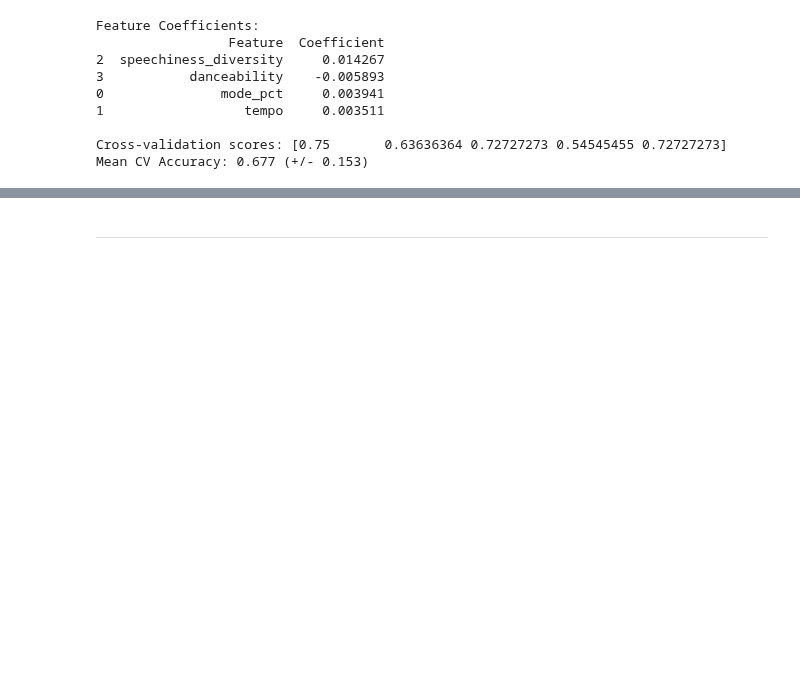
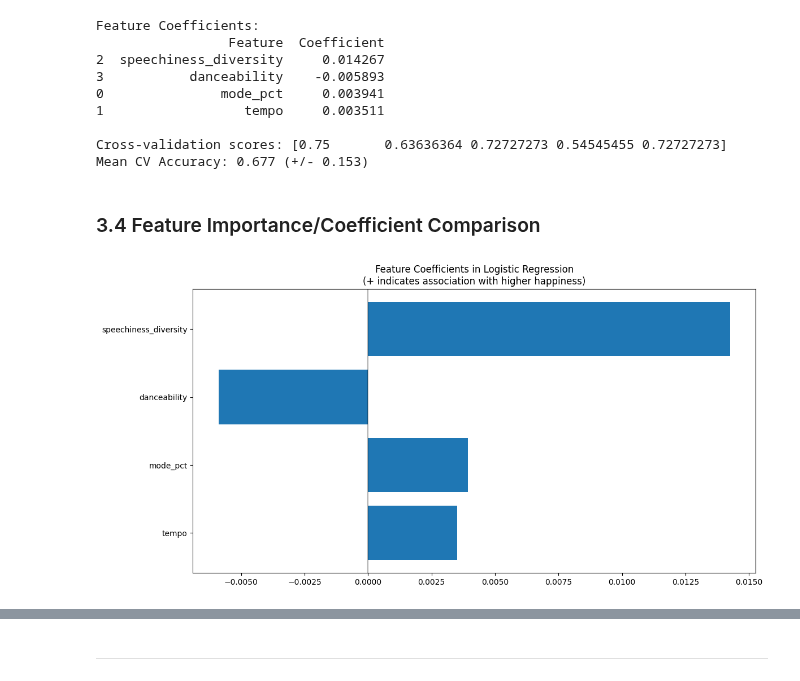
Before and after one commit to eraiken/Springboard, a Jupyter notebook: Capstone 2 - Music and Happiness/4 - Modeling.ipynb, the cells around one changed output, grey strips where cells are left out. Drawn from its saved outputs; the diff is of its cells as text; code cells hidden in the pictures; blank space fills up the shorter version.

```diff
--- a/Capstone 2 - Music and Happiness/4 - Modeling.ipynb
+++ b/Capstone 2 - Music and Happiness/4 - Modeling.ipynb
@@ -286,3 +294,24 @@ Feature Coefficients:
 
 Cross-validation scores: [0.75       0.63636364 0.72727273 0.54545455 0.72727273]
 Mean CV Accuracy: 0.677 (+/- 0.153)
+# %% [markdown]
+### 3.4 Feature Importance/Coefficient Comparison
+# %%
+plt.figure(figsize=(12, 6))
+features_df = pd.DataFrame({
+    'Feature': selected_features,
+    'Coefficient': lr_grid.best_estimator_.coef_[0]
+})
+features_df = features_df.sort_values('Coefficient', key=abs, ascending=True)
+
+plt.barh(features_df['Feature'], features_df['Coefficient'])
+plt.title('Feature Coefficients in Logistic Regression\n(+ indicates association with higher happiness)')
+plt.axvline(x=0, color='black', linestyle='-', alpha=0.3)
+plt.tight_layout()
+
+# Save the figure to a file
+plt.savefig("./Figures/4.3 Feature importance.png", dpi=300, bbox_inches='tight')
+
+plt.show()
+# %% [output]
+[figure, added]
```
Also changed, not shown: parts of 7 cells of this notebook, 39 other files.
